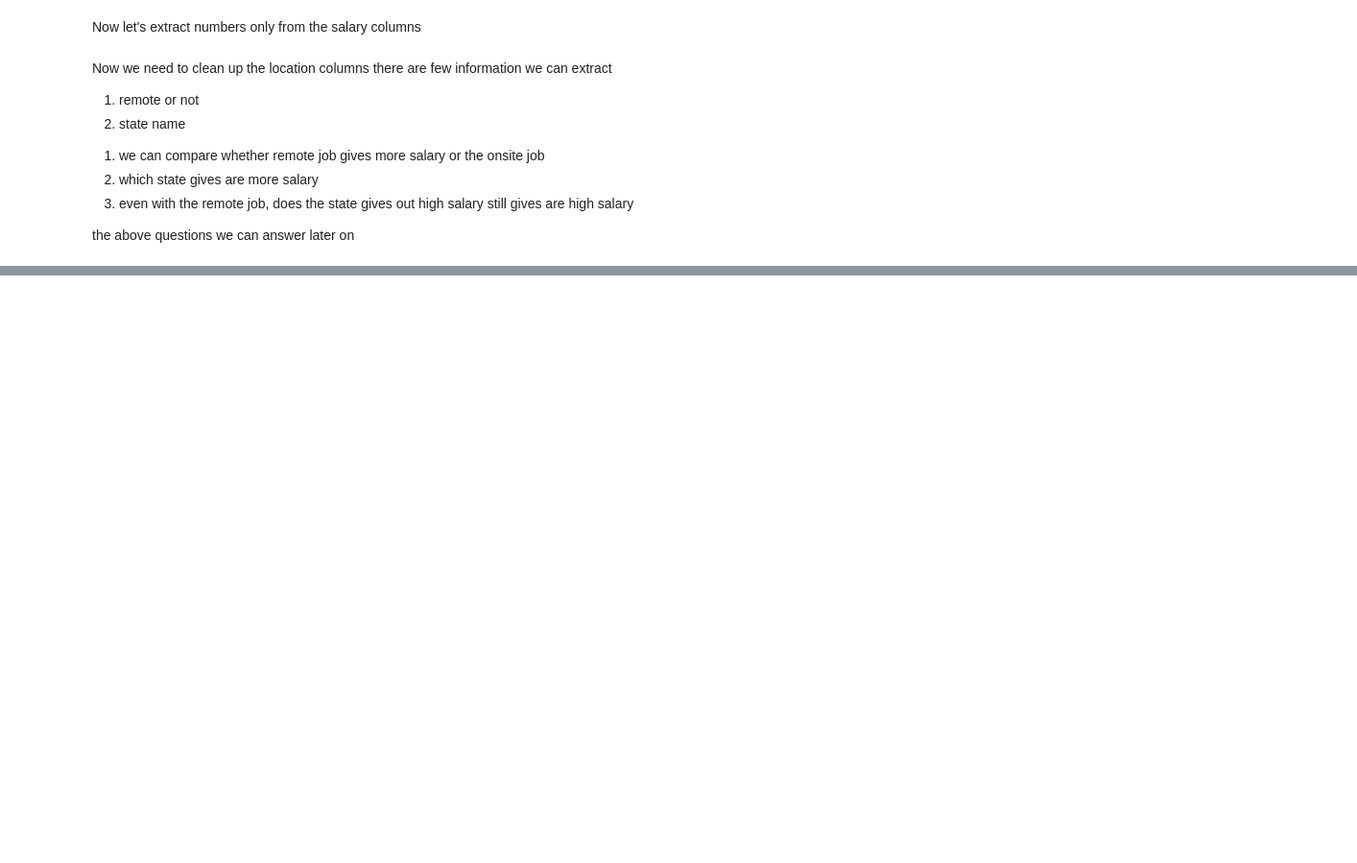
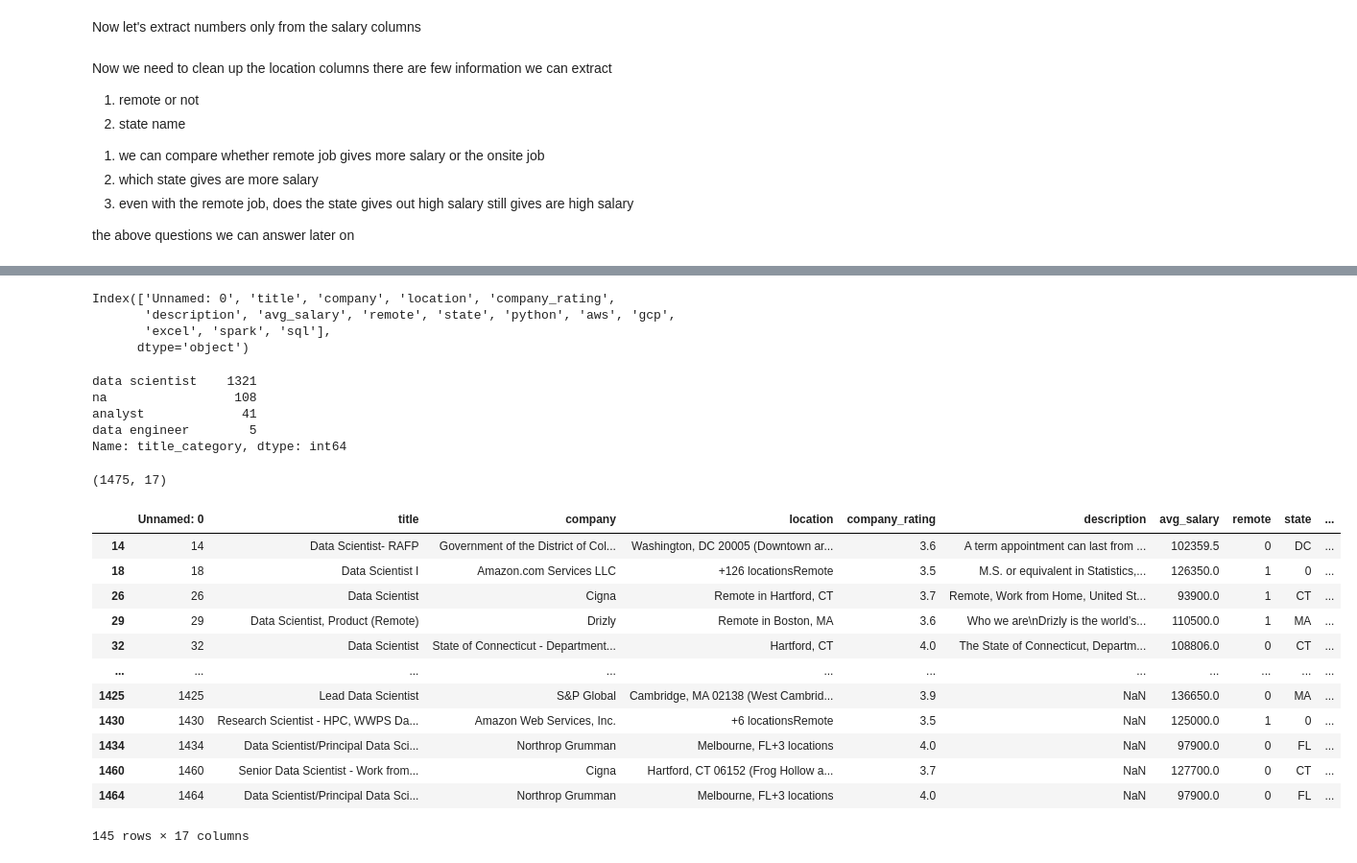
Before and after one commit to gihonglee/Indeed_web_scrapping, a Jupyter notebook: data_cleaning.ipynb, the cells around one changed output, grey strips where cells are left out. Shown at 96% size. Drawn from its saved outputs; the diff is of its cells as text; code cells hidden in the pictures; blank space fills up the shorter version.

```diff
--- a/data_cleaning.ipynb
+++ b/data_cleaning.ipynb
@@ -270,0 +281,73 @@ df.to_csv('job_data_cleaned.csv')
+# %%
+df.columns
+# %% [output]
+Index(['Unnamed: 0', 'title', 'company', 'location', 'company_rating',
+       'description', 'avg_salary', 'remote', 'state', 'python', 'aws', 'gcp',
+       'excel', 'spark', 'sql'],
+      dtype='object')
+# %%
+df["title"].value_counts()
+# job title parsing
+def jobtitle_cleaning(title):
+    title = title.lower()
+    if 'data scientist' in title:
+        return "data scientist"
+    elif 'data engineer' in title:
+        return 'data engineer'
+    elif 'machine learning' in title:
+        return 'mle'
+    elif 'analyst' in title:
+        return 'analyst'
+    elif 'manager' in title:
+        return 'manager'
+    elif 'director' in title:
+        return 'director'
+    else:
+        return 'na'
+
+def seniority_cleaning(title):
+    seniors = ['sr','senior','sr.','lead','principal']
+    juniors = ['jr', 'jr.', 'junior']
+    title = title.lower()
+    for senior in seniors:
+        if senior in title:
+            return 'senior'
+    for junior in juniors:
+        if junior in title:
+            return 'junior'
+    return 'na'
+
+
+df['title_category'] =  df['title'].apply(lambda x: jobtitle_cleaning(x) if isinstance(x, str) else 'na')
+df['seniority'] =  df['title'].apply(lambda x: seniority_cleaning(x) if isinstance(x, str) else 'na')
+# %%
+df['title_category'].value_counts()
+# df['seniority'].value_counts()
+# %% [output]
+data scientist    1321
+na                 108
+analyst             41
+data engineer        5
+Name: title_category, dtype: int64
+# %%
+df.shape
+# %% [output]
+(1475, 17)
+# %%
+df_w_salary = df[df['avg_salary'] != 0]
+df_w_salary.shape
+df_w_salary
+# %% [output]
+|  | Unnamed: 0 | title | company | location | company_rating | description | avg_salary | remote | state | ... |
+| 14 | 14 | Data Scientist- RAFP | Government of the District of Col... | Washington, DC 20005 (Downtown ar... | 3.6 | A term appointment can last from ... | 102359.5 | 0 | DC | ... |
+| 18 | 18 | Data Scientist I | Amazon.com Services LLC | +126 locationsRemote | 3.5 | M.S. or equivalent in Statistics,... | 126350.0 | 1 | 0 | ... |
+| 26 | 26 | Data Scientist | Cigna | Remote in Hartford, CT | 3.7 | Remote, Work from Home, United St... | 93900.0 | 1 | CT | ... |
+| 29 | 29 | Data Scientist, Product (Remote) | Drizly | Remote in Boston, MA | 3.6 | Who we are\nDrizly is the world’s... | 110500.0 | 1 | MA | ... |
+| 32 | 32 | Data Scientist | State of Connecticut - Department... | Hartford, CT | 4.0 | The State of Connecticut, Departm... | 108806.0 | 0 | CT | ... |
+| ... | ... | ... | ... | ... | ... | ... | ... | ... | ... | ... |
+| 1425 | 1425 | Lead Data Scientist | S&P Global | Cambridge, MA 02138 (West Cambrid... | 3.9 | NaN | 136650.0 | 0 | MA | ... |
+| 1430 | 1430 | Research Scientist - HPC, WWPS Da... | Amazon Web Services, Inc. | +6 locationsRemote | 3.5 | NaN | 125000.0 | 1 | 0 | ... |
+| 1434 | 1434 | Data Scientist/Principal Data Sci... | Northrop Grumman | Melbourne, FL+3 locations | 4.0 | NaN | 97900.0 | 0 | FL | ... |
+| 1460 | 1460 | Senior Data Scientist - Work from... | Cigna | Hartford, CT 06152 (Frog Hollow a... | 3.7 | NaN | 127700.0 | 0 | CT | ... |
+| 1464 | 1464 | Data Scientist/Principal Data Sci... | Northrop Grumman | Melbourne, FL+3 locations | 4.0 | NaN | 97900.0 | 0 | FL | ... |
+145 rows × 17 columns
```
Also changed, not shown: parts of 9 cells of this notebook, 1 other file.
